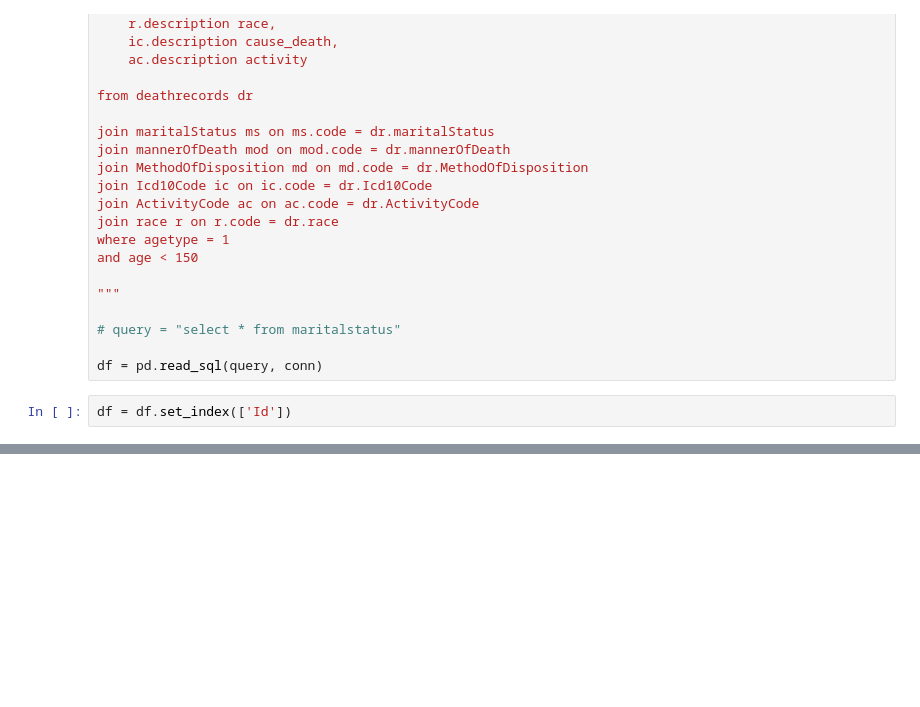
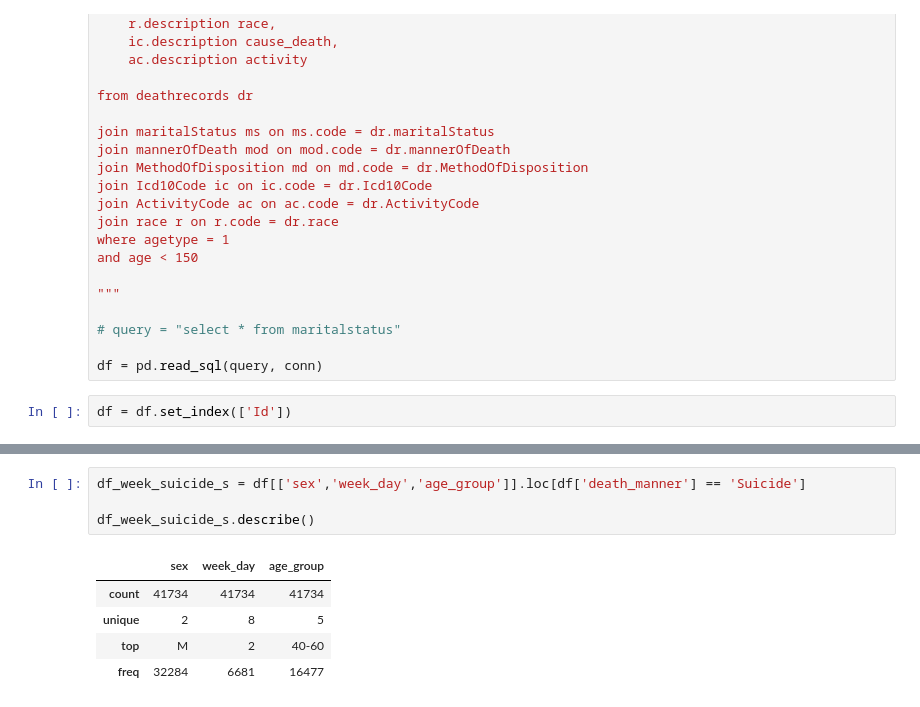
Before and after one commit to tkazi/miscellaneous, a Jupyter notebook: notebooks/kaggle - death-records.ipynb, the cells around one changed output, grey strips where cells are left out. Cells and saved outputs as stored; diff of their text form; blank space fills up the shorter version.

```diff
--- a/notebooks/kaggle - death-records.ipynb
+++ b/notebooks/kaggle - death-records.ipynb
@@ -118,0 +158,10 @@ See the the caveats in the documentation: http://pandas.pydata.org/pandas-docs/s
+# %%
+df_week_suicide_s = df[['sex','week_day','age_group']].loc[df['death_manner'] == 'Suicide']
+
+df_week_suicide_s.describe()
+# %% [output]
+|  | sex | week_day | age_group |
+| count | 41734 | 41734 | 41734 |
+| unique | 2 | 8 | 5 |
+| top | M | 2 | 40-60 |
+| freq | 32284 | 6681 | 16477 |
```
Also changed, not shown: parts of 25 cells of this notebook.
